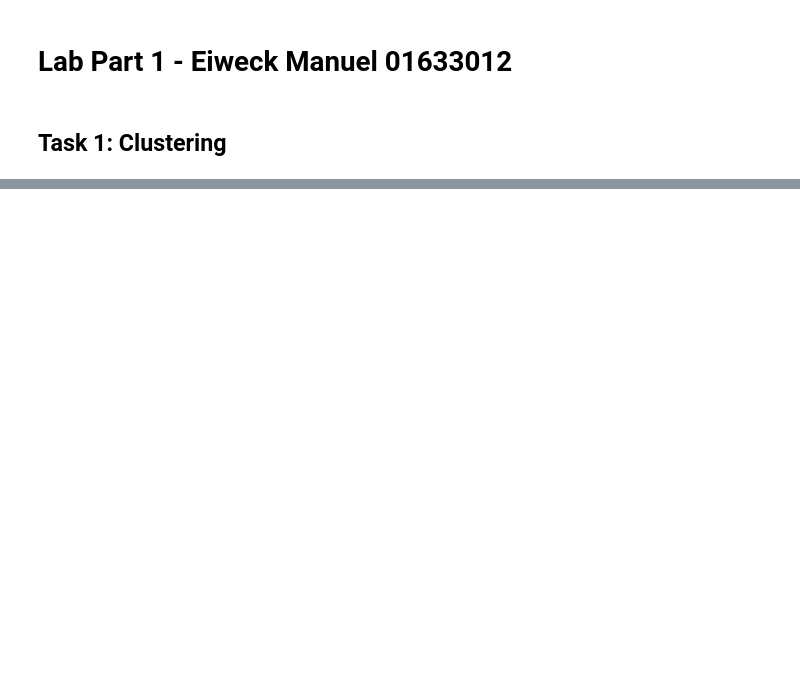
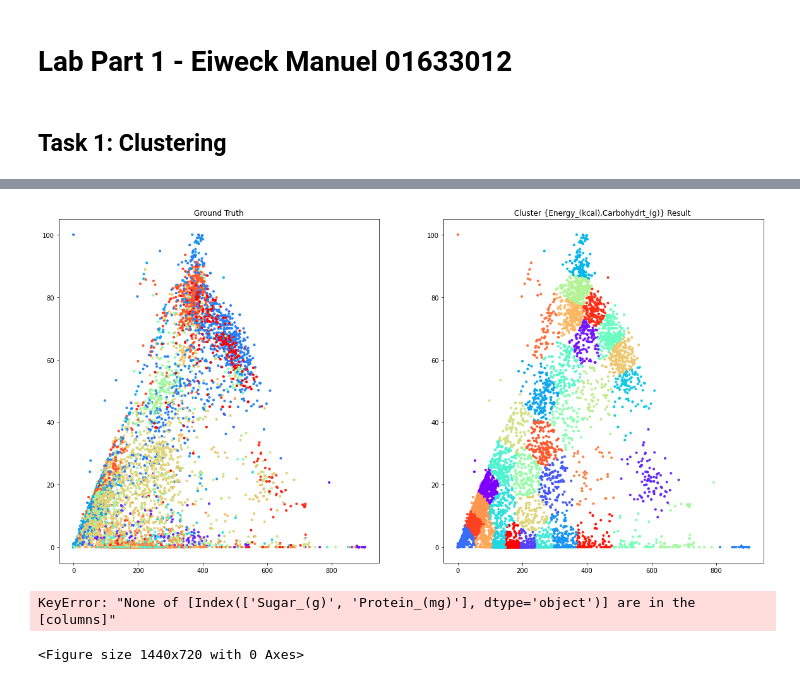
Before and after one commit to Emanum/TU_Visual_Data_Science, a Jupyter notebook: lab1/labPart1.ipynb, the cells around one changed output, grey strips where cells are left out. Saved outputs shown, nothing was run; the diff lists cells and outputs as text; code cells hidden in the pictures; blank space fills up the shorter version.

```diff
--- a/lab1/labPart1.ipynb
+++ b/lab1/labPart1.ipynb
@@ -26,0 +120,8 @@ Which aspects of the task (e.g., identifying the number of clusters) where easie
+# %%
+plt.figure(figsize=(20, 10))
+dataPair=['Energy_(kcal)','Carbohydrt_(g)']
+clusterColumn='Keyword'
+clusteredLabels = clusterData(dataPair=dataPair,dataset=dataset,scale_dataset=scale_dataset,clusterColumn=clusterColumn)
+plotResult(dataset=dataset,clusterColumn=clusterColumn,clusteredLabels=clusteredLabels,dataPair=dataPair)
+# %% [output]
+[figure, added]
@@ -26,0 +142,9 @@ Which aspects of the task (e.g., identifying the number of clusters) where easie
+# %%
+plt.figure(figsize=(20, 10))
+dataPair=['Sugar_(g)','Protein_(mg)']
+clusterColumn='Keyword'
+clusteredLabels = clusterData(dataPair=dataPair,dataset=dataset,scale_dataset=scale_dataset,clusterColumn=clusterColumn)
+plotResult(dataset=dataset,clusterColumn=clusterColumn,clusteredLabels=clusteredLabels,dataPair=dataPair)
+# %% [output]
+KeyError: "None of [Index(['Sugar_(g)', 'Protein_(mg)'], dtype='object')] are in the [columns]"
+<Figure size 1440x720 with 0 Axes>
```
Also changed, not shown: parts of 19 cells of this notebook, 2 other files.
